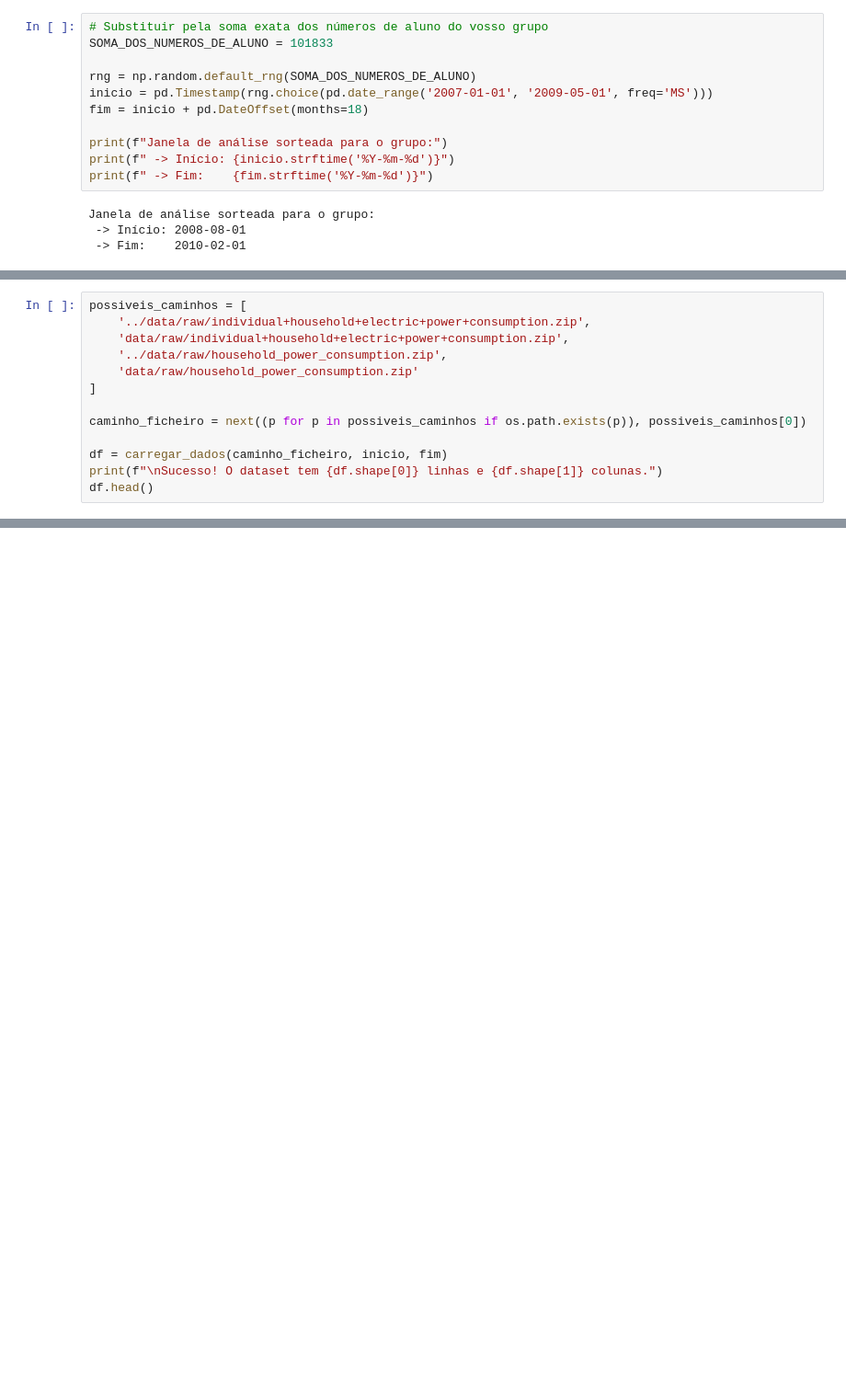
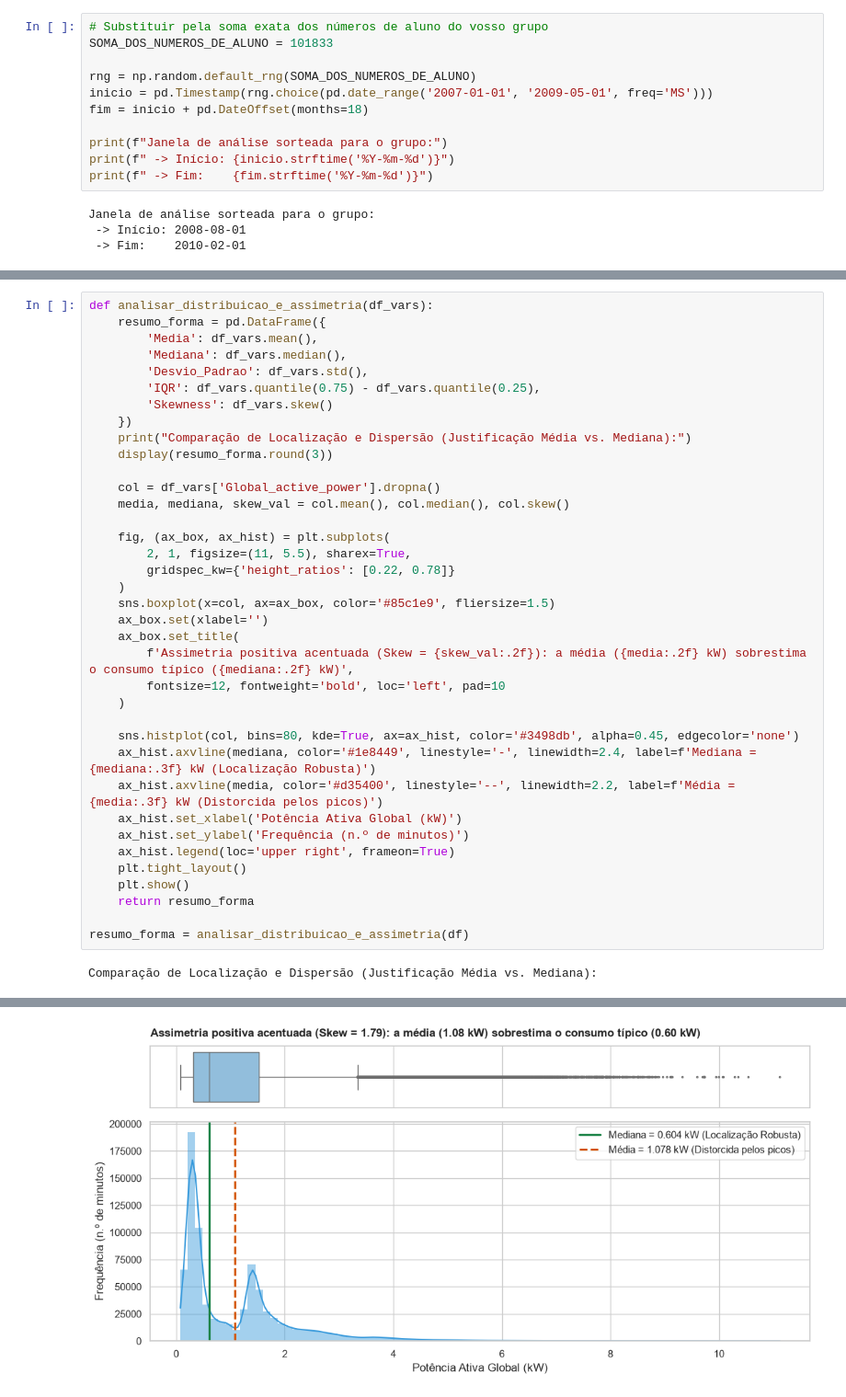
Before and after one commit to Francisco612/AD_Projeto_Final, a Jupyter notebook: notebooks/01_parte1_lusoenergia.ipynb, the cells around one changed output, grey strips where cells are left out. Shown at 92% size. Drawn from its saved outputs; the diff is of its cells as text; blank space fills up the shorter version.

```diff
--- a/notebooks/01_parte1_lusoenergia.ipynb
+++ b/notebooks/01_parte1_lusoenergia.ipynb
@@ -92,13 +111,0 @@ def carregar_dados(caminho_zip, inicio=None, fim=None):
-# %%
-possiveis_caminhos = [
-    '../data/raw/individual+household+electric+power+consumption.zip',
-    'data/raw/individual+household+electric+power+consumption.zip',
-    '../data/raw/household_power_consumption.zip',
-    'data/raw/household_power_consumption.zip'
-]
-
-caminho_ficheiro = next((p for p in possiveis_caminhos if os.path.exists(p)), possiveis_caminhos[0])
-
-df = carregar_dados(caminho_ficheiro, inicio, fim)
-print(f"\nSucesso! O dataset tem {df.shape[0]} linhas e {df.shape[1]} colunas.")
-df.head()
@@ -290,0 +294,39 @@ pivot_consumo = gerar_tabela_dinamica(df_sem_outliers, coluna='Global_active_pow
+# %%
+def analisar_distribuicao_e_assimetria(df_vars):
+    resumo_forma = pd.DataFrame({
+        'Media': df_vars.mean(),
+        'Mediana': df_vars.median(),
+        'Desvio_Padrao': df_vars.std(),
+        'IQR': df_vars.quantile(0.75) - df_vars.quantile(0.25),
+        'Skewness': df_vars.skew()
+    })
+    print("Comparação de Localização e Dispersão (Justificação Média vs. Mediana):")
+    display(resumo_forma.round(3))
+
+    col = df_vars['Global_active_power'].dropna()
+    media, mediana, skew_val = col.mean(), col.median(), col.skew()
+
+    fig, (ax_box, ax_hist) = plt.subplots(
+        2, 1, figsize=(11, 5.5), sharex=True,
+        gridspec_kw={'height_ratios': [0.22, 0.78]}
+    )
+    sns.boxplot(x=col, ax=ax_box, color='#85c1e9', fliersize=1.5)
+    ax_box.set(xlabel='')
+    ax_box.set_title(
+        f'Assimetria positiva acentuada (Skew = {skew_val:.2f}): a média ({media:.2f} kW) sobrestima o consumo típico ({mediana:.2f} kW)',
+        fontsize=12, fontweight='bold', loc='left', pad=10
+    )
+
+    sns.histplot(col, bins=80, kde=True, ax=ax_hist, color='#3498db', alpha=0.45, edgecolor='none')
+    ax_hist.axvline(mediana, color='#1e8449', linestyle='-', linewidth=2.4, label=f'Mediana = {mediana:.3f} kW (Localização Robusta)')
+    ax_hist.axvline(media, color='#d35400', linestyle='--', linewidth=2.2, label=f'Média = {media:.3f} kW (Distorcida pelos picos)')
+    ax_hist.set_xlabel('Potência Ativa Global (kW)')
+    ax_hist.set_ylabel('Frequência (n.º de minutos)')
+    ax_hist.legend(loc='upper right', frameon=True)
+    plt.tight_layout()
+    plt.show()
+    return resumo_forma
+
+resumo_forma = analisar_distribuicao_e_assimetria(df)
+# %% [output]
+Comparação de Localização e Dispersão (Justificação Média vs. Mediana):
@@ -290,0 +341 @@ pivot_consumo = gerar_tabela_dinamica(df_sem_outliers, coluna='Global_active_pow
+[figure, added]
```
Also changed, not shown: parts of 19 cells of this notebook, 8 other files.
